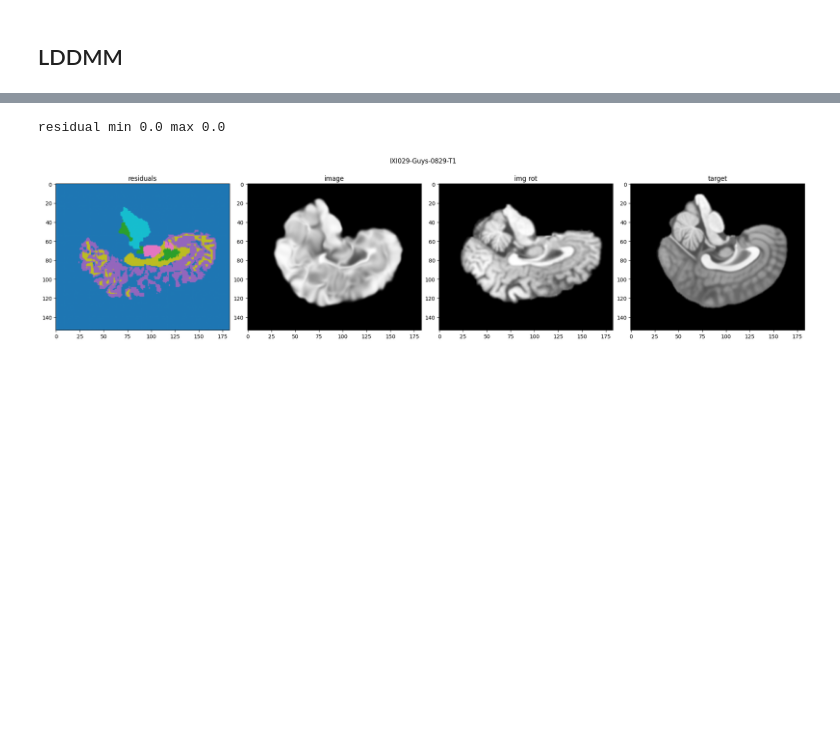
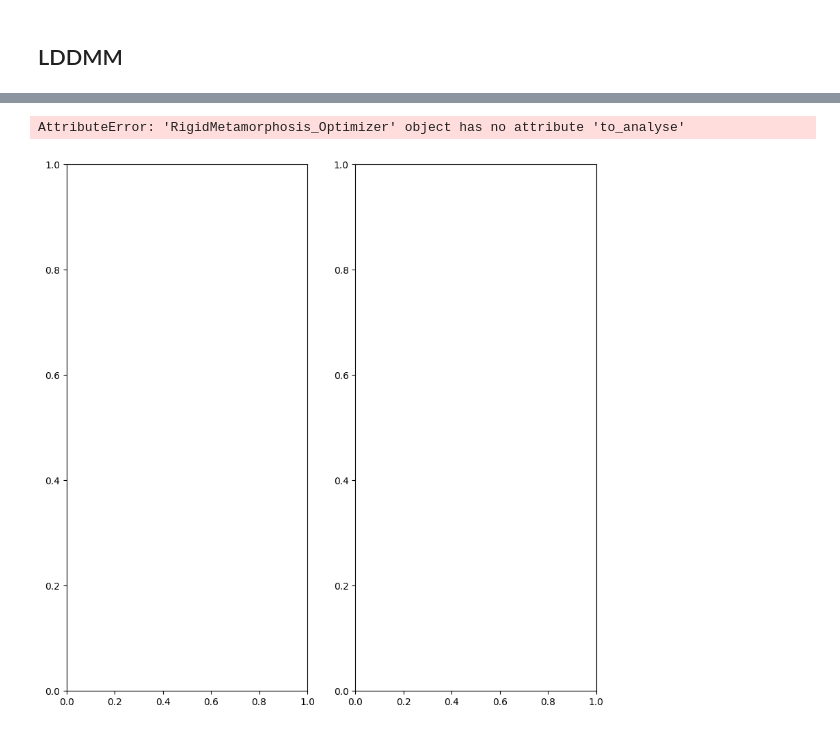
Before and after one commit to antonfrancois/Demeter_metamorphosis, a Jupyter notebook: examples/execute_ixi_template.ipynb, the cells around one changed output, grey strips where cells are left out. Drawn from its saved outputs; the diff is of its cells as text; code cells hidden in the pictures; blank space fills up the shorter version.

```diff
--- a/examples/execute_ixi_template.ipynb
+++ b/examples/execute_ixi_template.ipynb
@@ -171,7 +185,7 @@ pp = eit.IXIToTemplatePreprocessor(
     do_plot=True,
 )
 
-subjects_numbers = [29]#, 28, 26, 50,2, 12]
+subjects_numbers = [26]#, 28, 26, 50,2, 12]
 RECOMPUTE = False
 RESIZE_FACTOR = 1 if location == 'meso' else .8
 
@@ -383,7 +416,7 @@ ic(momenta)
 
 alpha = .5
 rho = 1
-cost_cst = .5
+cost_cst = .1
 integration_steps = 10
 
 datacost = mt.Rotation_Ssd_Cost(target_b.to("cuda:0"), alpha=alpha)
@@ -405,7 +438,7 @@ mr = mt.rigid_along_metamorphosis(
   save_gpu_memory=False,
   lbfgs_max_iter = 20,
   lbfgs_history_size = 20,
-  hamiltonian_integration=True
+  # hamiltonian_integration=True
 )
 
 dices, _ =mr.compute_DICE(seg_source_b, seg_target_b, verbose=True)
@@ -441,7 +474,7 @@ print(f"residual min {mr.mp.residuals.min()} max {mr.mp.residuals.max()}")
 slice_index = W // 2
 fig, ax = plt.subplots(1,4,figsize = (20,5), constrained_layout=True)
 ax[0].imshow(deformed_source_segs[0,0,..., slice_index].detach().cpu(), cmap='tab10')
-ax[0].set_title(f'residuals')
+ax[0].set_title(f'deformed_source_seg')
 ax[1].imshow(mr.mp.image[0,0,..., slice_index].cpu(), cmap='gray')
 ax[1].set_title(f'image')
 ax[2].imshow(img_rot[0,0,..., slice_index], cmap='gray')
@@ -474,25 +531,8 @@ AttributeError: 'RigidMetamorphosis_integrator' object has no attribute 'norm_v_
 # %%
-
-img_rot = tb.imgDeform(mr.source, mr.mp.get_rigidor())
-T, _, D, H, W = source.shape
-print(f"residual min {mr.mp.residuals.min()} max {mr.mp.residuals.max()}")
-# Choose a central slice for plotting
-slice_index = W // 2
-fig, ax = plt.subplots(1,4,figsize = (20,5), constrained_layout=True)
-ax[0].imshow(deformed_source_segs[0,0,..., slice_index].detach().cpu(), cmap='tab10')
-ax[0].set_title(f'residuals')
-ax[1].imshow(mr.mp.image[0,0,..., slice_index].cpu(), cmap='gray')
-ax[1].set_title(f'image')
-ax[2].imshow(img_rot[0,0,..., slice_index], cmap='gray')
-ax[2].set_title(f'img rot')
-
-ax[3].imshow(mr.target[0,0,..., slice_index], cmap='gray')
-ax[3].set_title(f'target')
-fig.suptitle(subject_name)
-plt.show()
+mr.plot_cost()
 # %% [output]
-residual min 0.0 max 0.0
+AttributeError: 'RigidMetamorphosis_Optimizer' object has no attribute 'to_analyse'
-[figure, old version]
+[figure, new version]
 # %%
 
 mr.save(f"{name}_ixibrain_rigidscalingLDDMM_colab",
```
Also changed, not shown: parts of 9 cells of this notebook.
